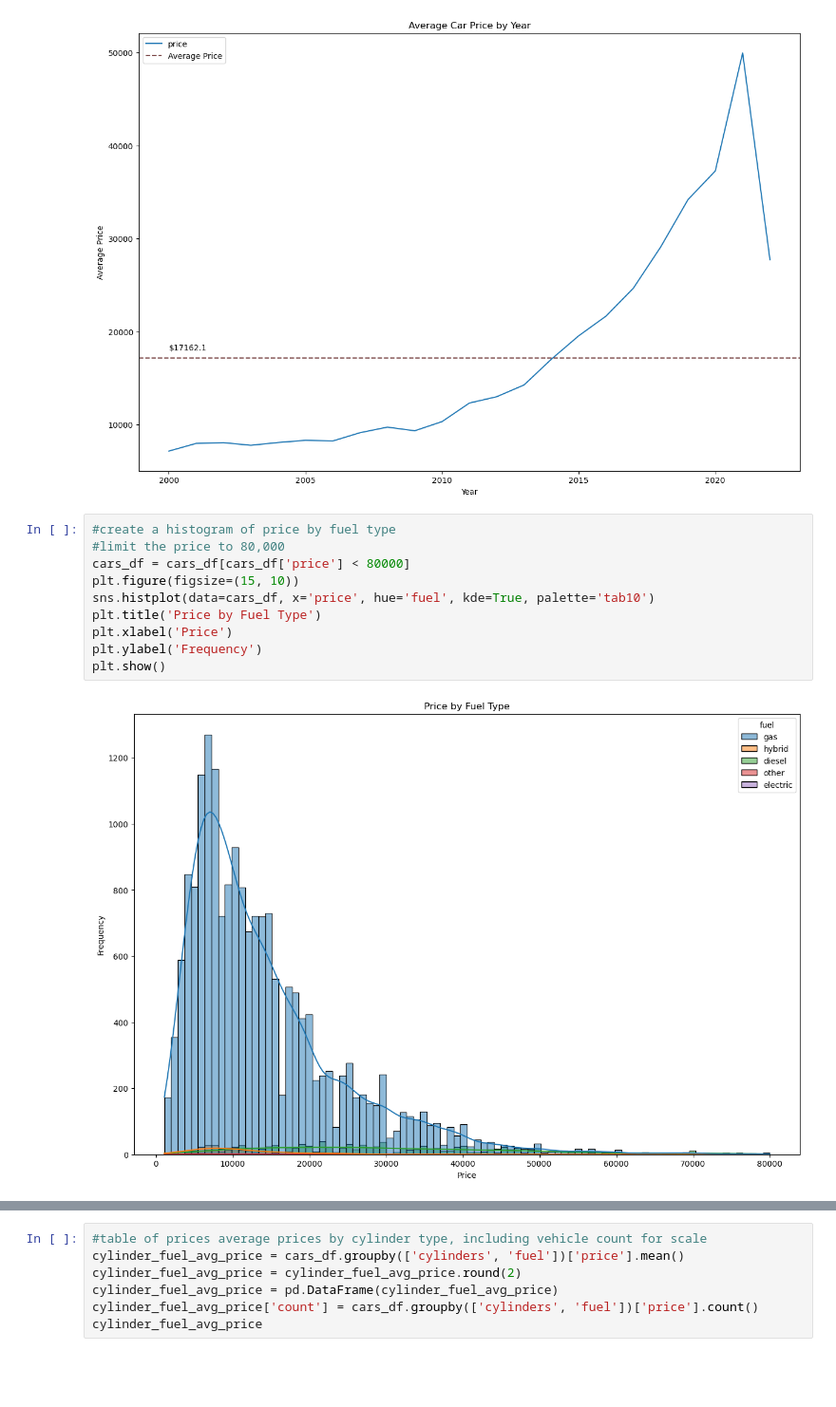
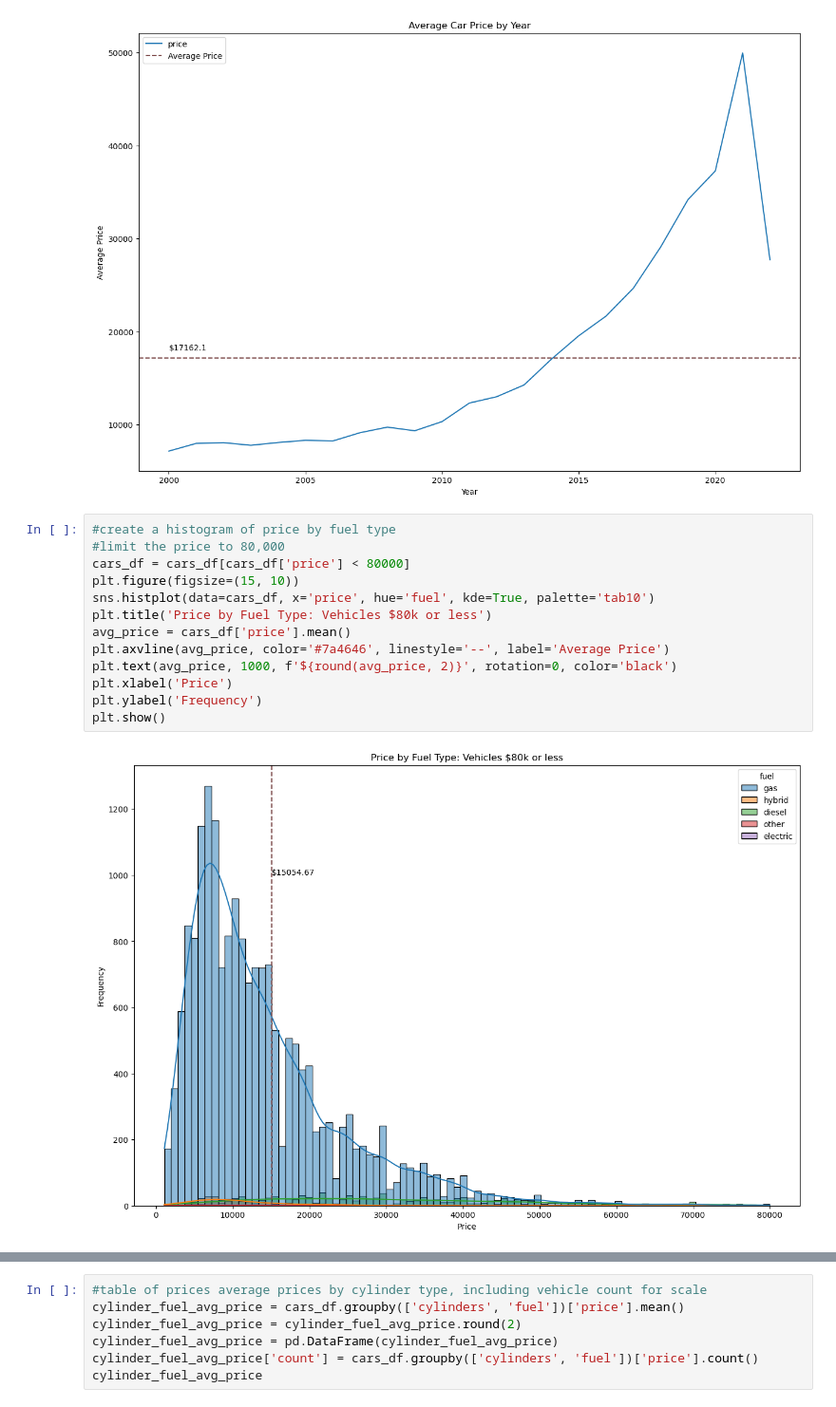
Before and after one commit to BotanicalAmy/Car_Prices, a Jupyter notebook: AF_Car_Price_Analysis.ipynb, the cells around one changed output, grey strips where cells are left out. Shown: that part at 95% size. Drawn from its saved outputs; the diff is of its cells as text; blank space fills up the shorter version.

```diff
--- a/AF_Car_Price_Analysis.ipynb
+++ b/AF_Car_Price_Analysis.ipynb
@@ -689,15 +695,18 @@ plt.show()
 # %%
 #create a histogram of price by fuel type
 #limit the price to 80,000
 cars_df = cars_df[cars_df['price'] < 80000]
 plt.figure(figsize=(15, 10))
 sns.histplot(data=cars_df, x='price', hue='fuel', kde=True, palette='tab10')
-plt.title('Price by Fuel Type')
+plt.title('Price by Fuel Type: Vehicles $80k or less')
+avg_price = cars_df['price'].mean()
+plt.axvline(avg_price, color='#7a4646', linestyle='--', label='Average Price')
+plt.text(avg_price, 1000, f'${round(avg_price, 2)}', rotation=0, color='black')
 plt.xlabel('Price')
 plt.ylabel('Frequency')
 plt.show()
 # %% [output]
-[figure, old version]
+[figure, new version]
 # %%
 #average price by cylinders
 plt.figure(figsize=(15, 10))
```
Also changed, not shown: parts of 8 cells of this notebook.
